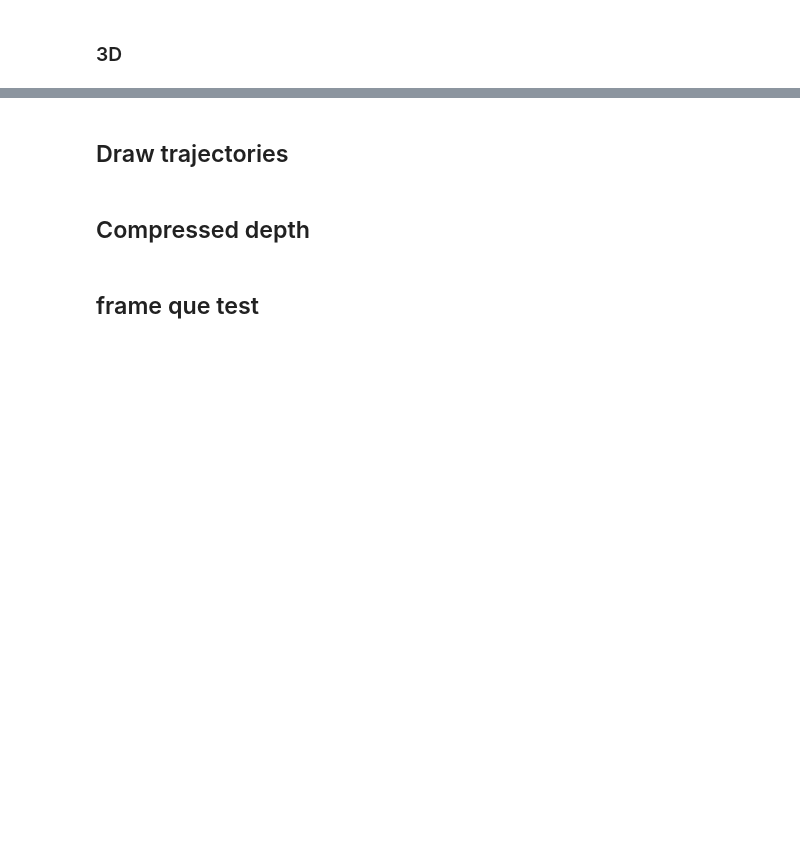
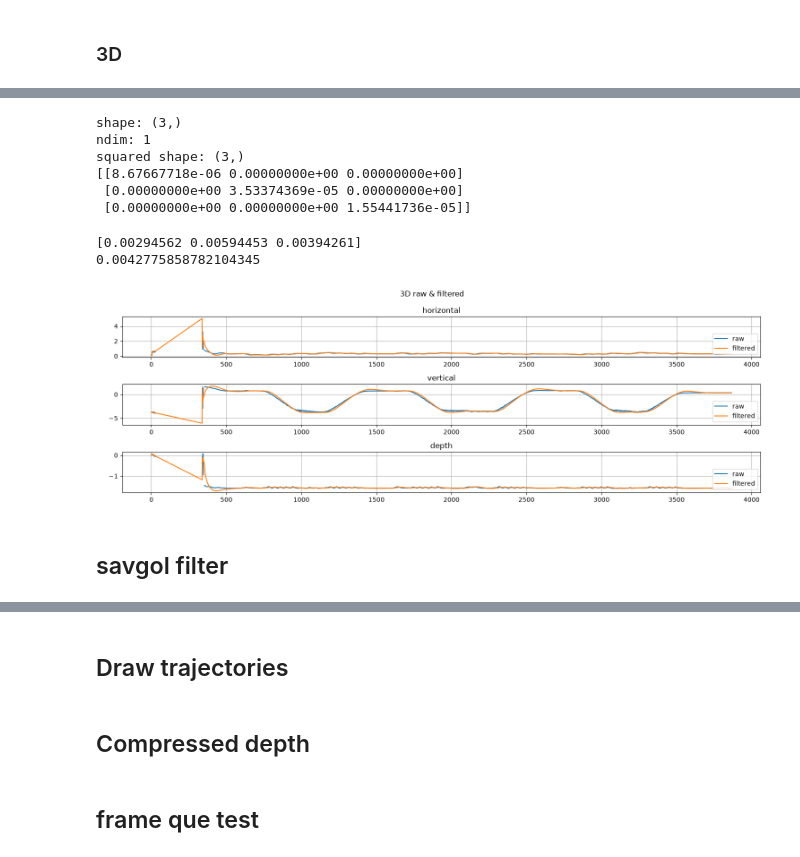
Before and after one commit to MateUnger/Realsense, a Jupyter notebook: test.ipynb, the cells around one changed output, grey strips where cells are left out. Drawn from its saved outputs; the diff is of its cells as text; code cells hidden in the pictures; blank space fills up the shorter version.

```diff
--- a/test.ipynb
+++ b/test.ipynb
@@ -1171,7 +1101,7 @@ plt.tight_layout()
 width = metadata["width"]
 height = metadata["height"]
 fps = metadata["fps"]
-sampling_radius = 2
+sampling_radius = 3
 
 frame_size = width * height * 2  # 16 bits = 2 bytes per pixel
 cmd = [
@@ -1251,0 +1255,16 @@ finally:
+# %%
+noise_std_xyz=np.array([0.00294562, 0.00594453, 0.00394261])
+
+print("shape:", noise_std_xyz.shape)
+print("ndim:", noise_std_xyz.ndim)
+print("squared shape:", (noise_std_xyz**2).shape)
+
+R = np.diag(np.square(noise_std_xyz))
+print(R)
+# %% [output]
+shape: (3,)
+ndim: 1
+squared shape: (3,)
+[[8.67667718e-06 0.00000000e+00 0.00000000e+00]
+ [0.00000000e+00 3.53374369e-05 0.00000000e+00]
+ [0.00000000e+00 0.00000000e+00 1.55441736e-05]]
@@ -1251,0 +1370,41 @@ finally:
+# %%
+KPT_IDX=14
+
+kpt = keypoints_3d_global[250:,KPT_IDX,:]
+position_std_per_coordinate = np.std(kpt, axis=0)
+position_std = np.mean(position_std_per_coordinate)
+print(position_std_per_coordinate)
+print(position_std)
+# %% [output]
+[0.00294562 0.00594453 0.00394261]
+0.0042775858782104345
+# %%
+keypoints_3d_all_raw = np.load(os.path.join('data', 'w1', 'w1_keypoints_3d_all_raw.npy'))
+kalman_filtered = kalman_filter_keypoints(data=keypoints_3d_all_raw, dt=1/60,acceleration_std=0.010)
+# %%
+# PLOT 3D COORDINATES INDIVIDUALLY
+KPT_IDX = 18
+
+plt.close('all')
+fig, axs = plt.subplots(3,1, figsize=(15,5))
+fig.suptitle('3D raw & filtered')
+
+axs[0].set_title('horizontal')
+axs[0].plot(keypoints_3d_all_raw[:,KPT_IDX,0], label='raw')
+axs[0].plot(kalman_filtered[:,KPT_IDX,0], label='filtered')
+
+axs[1].set_title('vertical')
+axs[1].plot(keypoints_3d_all_raw[:,KPT_IDX,1], label='raw')
+axs[1].plot(kalman_filtered[:,KPT_IDX,1], label='filtered')
+
+axs[2].set_title('depth')
+axs[2].plot(keypoints_3d_all_raw[:,KPT_IDX,2], label='raw')
+axs[2].plot(kalman_filtered[:,KPT_IDX,2], label='filtered')
+
+
+for ax in axs:
+    ax.grid()
+    ax.legend(loc="lower right")
+plt.tight_layout()
+# %% [output]
+[figure, added]
@@ -1251,0 +1417,2 @@ finally:
+# %% [markdown]
+## savgol filter
```
Also changed, not shown: parts of 41 cells of this notebook, 3 other files.
